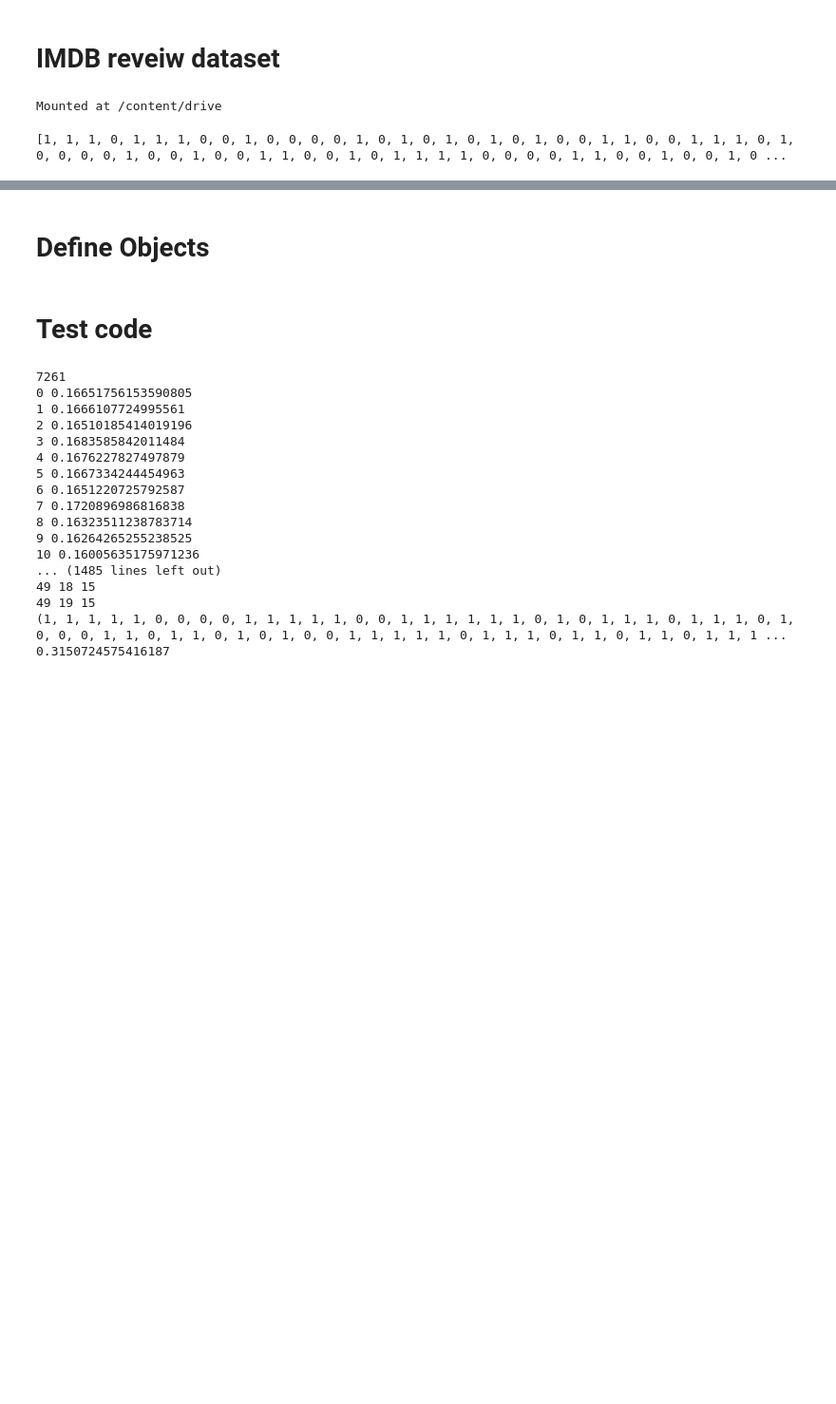
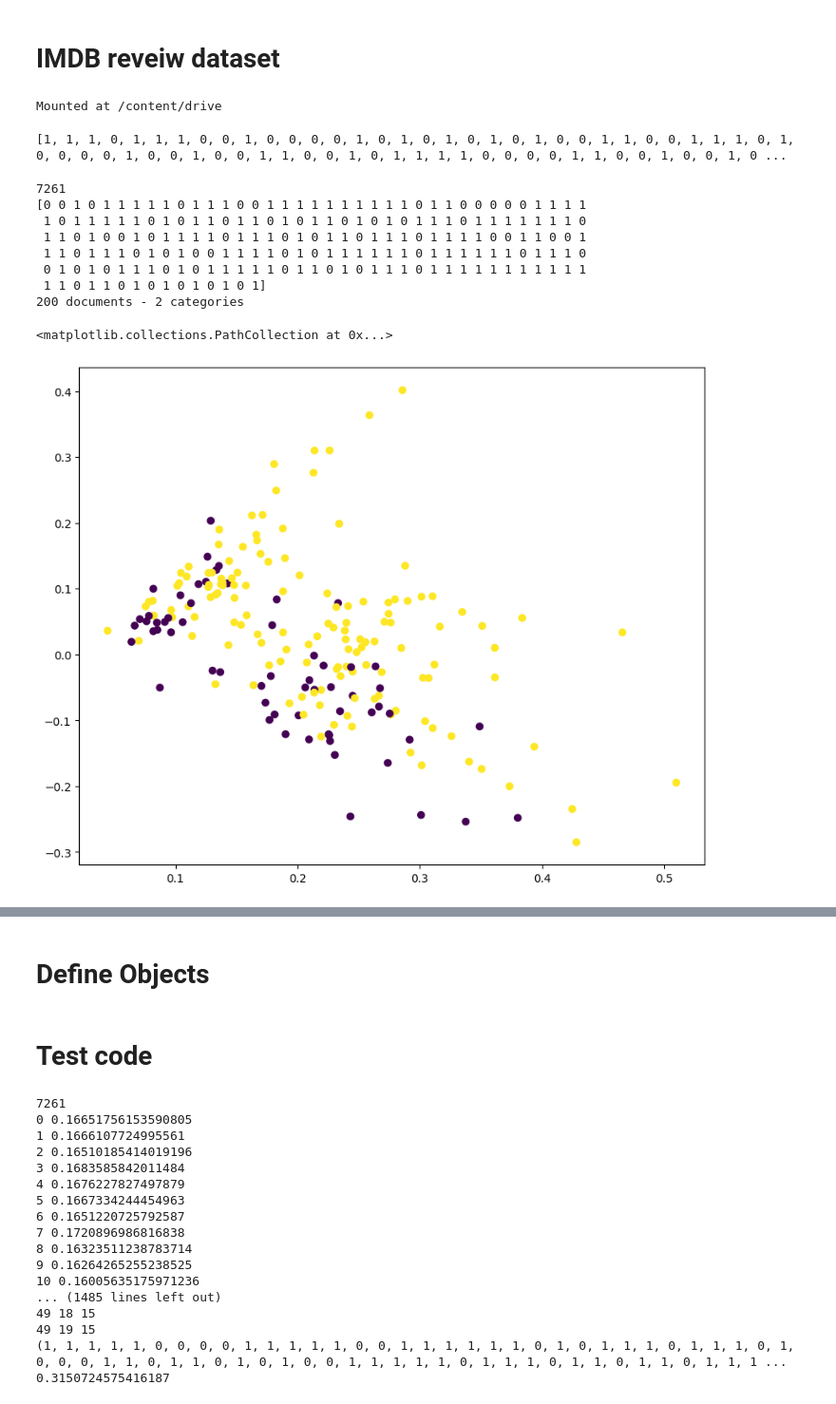
Before and after one commit to MHoseinHoushmand/Clustering-documents-by-SFLA, a Jupyter notebook: Clustering_by_SFLA.ipynb, the cells around one changed output, grey strips where cells are left out. Shown: that part at 95% size. Saved outputs shown, nothing was run; the diff lists cells and outputs as text; code cells hidden in the pictures; blank space fills up the shorter version.

```diff
--- a/Clustering_by_SFLA.ipynb
+++ b/Clustering_by_SFLA.ipynb
@@ -128,6 +192,38 @@ for label in labels_tag:
 print(labels)
 # %% [output]
 [1, 1, 1, 0, 1, 1, 1, 0, 0, 1, 0, 0, 0, 0, 1, 0, 1, 0, 1, 0, 1, 0, 1, 0, 0, 1, 1, 0, 0, 1, 1, 1, 0, 1, 0, 0, 0, 0, 1, 0, 0, 1, 0, 0, 1, 1, 0, 0, 1, 0, 1, 1, 1, 1, 0, 0, 0, 0, 1, 1, 0, 0, 1, 0, 0, 1, 0 ...
+# %%
+from sklearn.cluster import KMeans
+kmeans = KMeans(
+    n_clusters=2,
+    max_iter=100,
+    n_init=5,
+)
+docs_vector = docs_as_tfidf(texts)
+kmeans.fit(docs_vector)
+labelk =kmeans.labels_
+print(labelk)
+lsa = TruncatedSVD(n_components=2)
+lsa_matrix = lsa.fit_transform(docs_vector)
+unique_labels, category_sizes = np.unique(labelk, return_counts=True)
+true_k = unique_labels.shape[0]
+print(f"{len(texts)} documents - {true_k} categories")
+tfidf_vectorizer = TfidfVectorizer(max_df=0.5, max_features=1000, stop_words='english')
+lsa = TruncatedSVD(n_components=2)
+lsa_matrix = lsa.fit_transform(docs_vector)
+plt.figure(figsize=(10, 8))
+plt.scatter(lsa_matrix[:, 0], lsa_matrix[:, 1], c=list(labelk), cmap='viridis')
+# %% [output]
+7261
+[0 0 1 0 1 1 1 1 1 0 1 1 1 0 0 1 1 1 1 1 1 1 1 1 1 0 1 1 0 0 0 0 0 1 1 1 1
+ 1 0 1 1 1 1 1 0 1 0 1 1 0 1 1 0 1 0 1 1 0 1 0 1 0 1 1 1 0 1 1 1 1 1 1 1 0
+ 1 1 0 1 0 0 1 0 1 1 1 1 0 1 1 1 0 1 0 1 1 0 1 1 1 0 1 1 1 1 0 0 1 1 0 0 1
+ 1 1 0 1 1 1 0 1 0 1 0 0 1 1 1 1 0 1 0 1 1 1 1 1 1 0 1 1 1 1 1 1 0 1 1 1 0
+ 0 1 0 1 0 1 1 1 0 1 0 1 1 1 1 1 0 1 1 0 1 0 1 1 1 0 1 1 1 1 1 1 1 1 1 1 1
+ 1 1 0 1 1 0 1 0 1 0 1 0 1 0 1]
+200 documents - 2 categories
+<matplotlib.collections.PathCollection at 0x...>
+[figure, added]
 # %%
 lsa = TruncatedSVD(n_components=2)
 docs_vector = docs_as_tfidf(texts)
```
Also changed, not shown: parts of 5 cells of this notebook.
